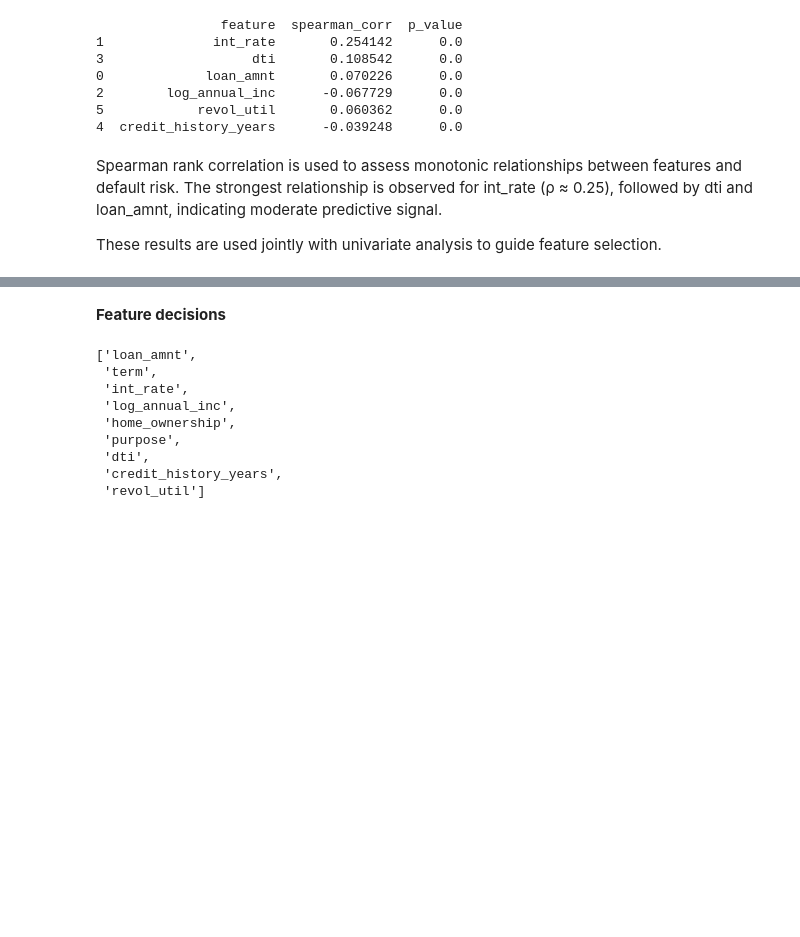
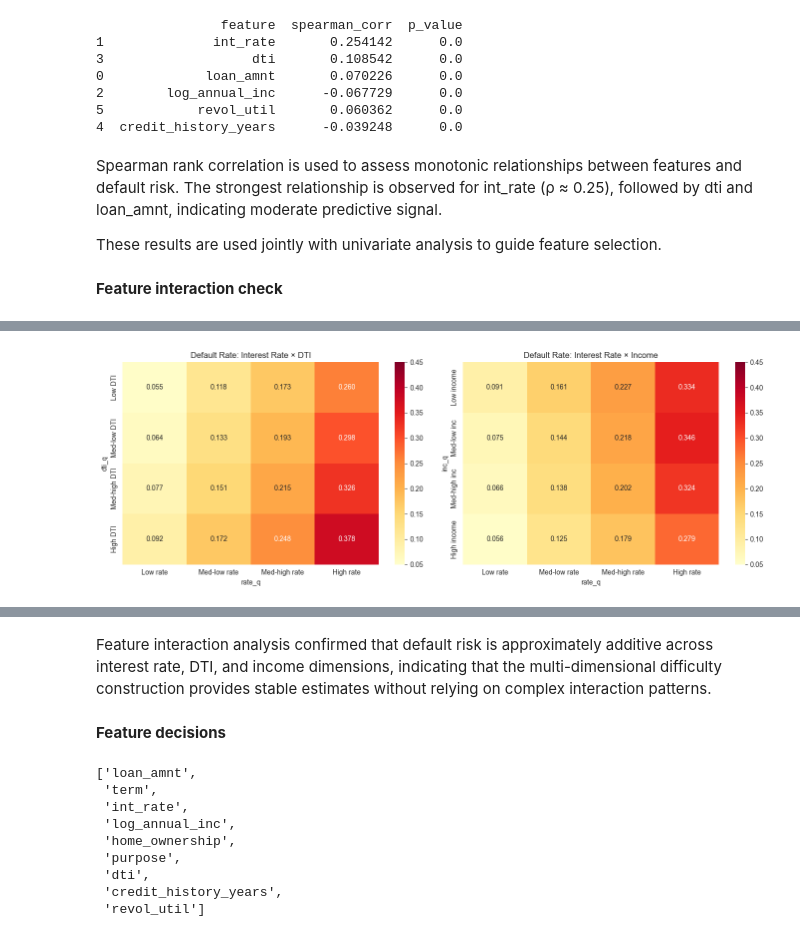
Before and after one commit to anna-asatryan/capstone, a Jupyter notebook: codes/notebooks/eda.ipynb, the cells around one changed output, grey strips where cells are left out. Saved outputs shown, nothing was run; the diff lists cells and outputs as text; code cells hidden in the pictures; blank space fills up the shorter version.

```diff
--- a/codes/notebooks/eda.ipynb
+++ b/codes/notebooks/eda.ipynb
@@ -360,3 +360,75 @@ Spearman rank correlation is used to assess monotonic relationships between feat
 The strongest relationship is observed for int_rate (ρ ≈ 0.25), followed by dti and loan_amnt, indicating moderate predictive signal.
 
 These results are used jointly with univariate analysis to guide feature selection.
+# %% [markdown]
+**Feature interaction check**
+# %%
+# Use training data only
+train_interaction = df[df['issue_d'] < '2016-01-01'].copy()
+
+# Create coarse bins for the interaction grid
+train_interaction['rate_q'] = pd.qcut(train_interaction['int_rate'], q=4,
+                                       labels=['Low rate', 'Med-low rate', 'Med-high rate', 'High rate'])
+train_interaction['dti_q'] = pd.qcut(train_interaction['dti'], q=4,
+                                      labels=['Low DTI', 'Med-low DTI', 'Med-high DTI', 'High DTI'])
+train_interaction['inc_q'] = pd.qcut(train_interaction['log_annual_inc'], q=4,
+                                      labels=['Low income', 'Med-low inc', 'Med-high inc', 'High income'])
+
+# --- Rate × DTI interaction ---
+rate_dti_grid = train_interaction.pivot_table(
+    values='target', index='dti_q', columns='rate_q',
+    aggfunc='mean', observed=True
+).round(3)
+
+print("=== RATE × DTI DEFAULT RATES ===\n")
+print(rate_dti_grid.to_string())
+
+fig, axes = plt.subplots(1, 2, figsize=(14, 5))
+
+# Heatmap
+sns.heatmap(rate_dti_grid, annot=True, fmt='.3f', cmap='YlOrRd', ax=axes[0],
+            vmin=0.05, vmax=0.45)
+axes[0].set_title('Default Rate: Interest Rate × DTI')
+
+# --- Rate × Income interaction ---
+rate_inc_grid = train_interaction.pivot_table(
+    values='target', index='inc_q', columns='rate_q',
+    aggfunc='mean', observed=True
+).round(3)
+
+print("\n=== RATE × INCOME DEFAULT RATES ===\n")
+print(rate_inc_grid.to_string())
+
+sns.heatmap(rate_inc_grid, annot=True, fmt='.3f', cmap='YlOrRd', ax=axes[1],
+            vmin=0.05, vmax=0.45)
+axes[1].set_title('Default Rate: Interest Rate × Income')
+
+plt.tight_layout()
+plt.savefig("../visualizations/feature_interactions.png", dpi=150, bbox_inches='tight')
+plt.show()
+
+# --- Quantify interaction strength ---
+
+marginal_rate = train_interaction.groupby('rate_q', observed=True)['target'].mean()
+marginal_dti = train_interaction.groupby('dti_q', observed=True)['target'].mean()
+global_rate = train_interaction['target'].mean()
+
+print("\n=== INTERACTION STRENGTH ===\n")
+print("Marginal default rates:")
+print(f"  High rate alone:  {marginal_rate.iloc[-1]:.4f}")
+print(f"  High DTI alone:   {marginal_dti.iloc[-1]:.4f}")
+print(f"  Global mean:      {global_rate:.4f}")
+
+# Under additivity: P(default | high_rate, high_dti) ≈ global + (high_rate - global) + (high_dti - global)
+additive_prediction = global_rate + (marginal_rate.iloc[-1] - global_rate) + (marginal_dti.iloc[-1] - global_rate)
+actual_joint = rate_dti_grid.iloc[-1, -1]  # high DTI, high rate
+
+print(f"\nAdditive prediction (high rate + high DTI): {additive_prediction:.4f}")
+print(f"Actual observed (high rate + high DTI):     {actual_joint:.4f}")
+print(f"Interaction effect (actual - additive):     {actual_joint - additive_prediction:+.4f}")
+
+if abs(actual_joint - additive_prediction) > 0.02:
+    print("\n→ Super-additive interaction detected. 3D difficulty construction is justified.")
+else:
+    print("\n→ Interaction is approximately additive. 3D construction is conservative but defensible.")
+# %% [output]
@@ -362,0 +452 @@ These results are used jointly with univariate analysis to guide feature selecti
+[figure, added]
@@ -363,3 +465,5 @@ These results are used jointly with univariate analysis to guide feature selecti
+# %% [markdown]
+Feature interaction analysis confirmed that default risk is approximately additive across interest rate, DTI, and income dimensions, indicating that the multi-dimensional difficulty construction provides stable estimates without relying on complex interaction patterns.
 # %% [markdown]
 **Feature decisions**
 # %%
```
Also changed, not shown: parts of 5 cells of this notebook, 33 other files.
